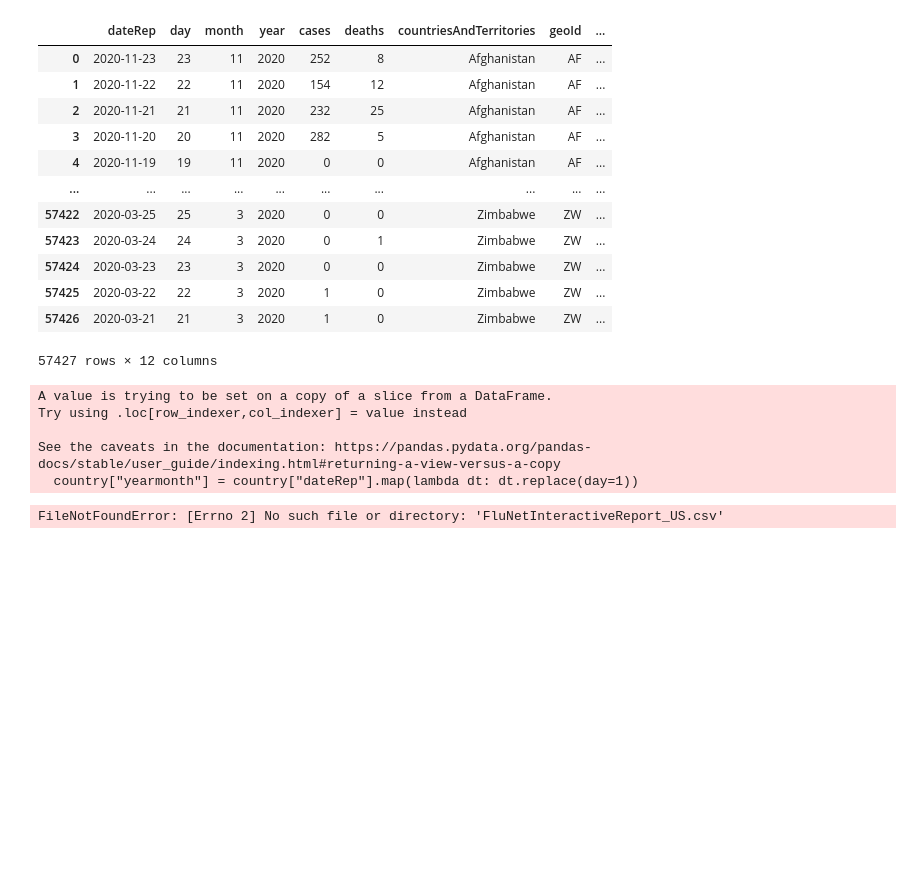
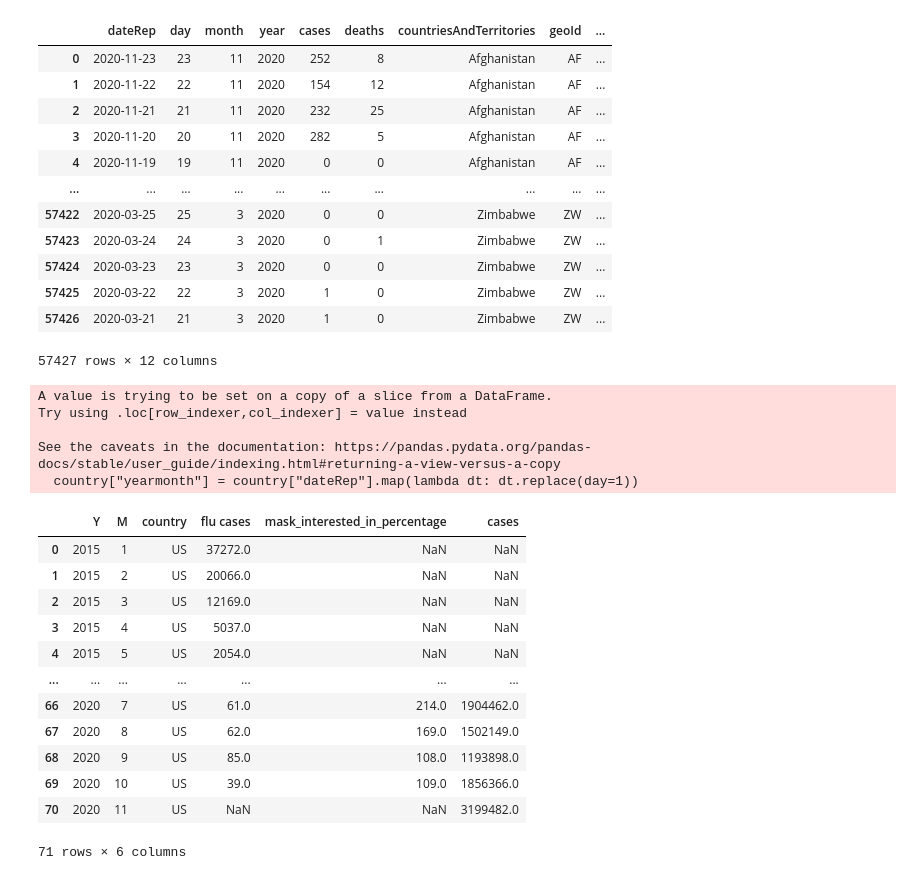
Before and after one commit to annaycc24/2020Fall_projects, a Jupyter notebook: final_pj_team05.ipynb, the cells around one changed output. Saved outputs shown, nothing was run; the diff lists cells and outputs as text; code cells hidden in the pictures; blank space fills up the shorter version.

```diff
--- a/final_pj_team05.ipynb
+++ b/final_pj_team05.ipynb
@@ -108,34 +108,46 @@ def plot_graph(country: str):
 # %%
 # if __name__ == "__main__":
 # files
 """
 flu_china = 'FluNetInteractiveReport_China.csv'
 flu_usa = 'FluNetInteractiveReport_US.csv'
 flu_uk = 'FluNetInteractiveReport_UK.csv'
 mask_china = 'multiTimeline_China.csv'
 mask_usa = 'multiTimeline_US.csv'
 mask_uk = 'multiTimeline_UK.csv'
 """
 
 china = extract_info("China")
 us = extract_info("US")
-uk = extract_info("UK")
+# uk = extract_info("UK")
 # load data
 # fludata_china = load_flu_file(flu_china)
 # mask_trend_china = load_mask_file(mask_china)
 # clean data
 # fludata_china_new = get_total_flu_case_by_month(fludata_china)
 # mask_trend_china_new = get_mask_search_trend_by_month(mask_trend_china)
 # covid_case = get_covid_cases("China")
 # merga all data together
 # result_data = aggregrate_data(fludata_china_new, mask_trend_china_new, covid_case, "China")
-uk
+us
 # %% [output]
 A value is trying to be set on a copy of a slice from a DataFrame.
 Try using .loc[row_indexer,col_indexer] = value instead
 
 See the caveats in the documentation: https://pandas.pydata.org/pandas-docs/stable/user_guide/indexing.html#returning-a-view-versus-a-copy
   country["yearmonth"] = country["dateRep"].map(lambda dt: dt.replace(day=1))
+|  | Y | M | country | flu cases | mask_interested_in_percentage | cases |
+| 0 | 2015 | 1 | US | 37272.0 | NaN | NaN |
+| 1 | 2015 | 2 | US | 20066.0 | NaN | NaN |
+| 2 | 2015 | 3 | US | 12169.0 | NaN | NaN |
+| 3 | 2015 | 4 | US | 5037.0 | NaN | NaN |
+| 4 | 2015 | 5 | US | 2054.0 | NaN | NaN |
+| ... | ... | ... | ... | ... | ... | ... |
+| 66 | 2020 | 7 | US | 61.0 | 214.0 | 1904462.0 |
+| 67 | 2020 | 8 | US | 62.0 | 169.0 | 1502149.0 |
+| 68 | 2020 | 9 | US | 85.0 | 108.0 | 1193898.0 |
+| 69 | 2020 | 10 | US | 39.0 | 109.0 | 1856366.0 |
+| 70 | 2020 | 11 | US | NaN | NaN | 3199482.0 |
-FileNotFoundError: [Errno 2] No such file or directory: 'FluNetInteractiveReport_US.csv'
+71 rows × 6 columns
 # %%
 us_graph=plot_graph(us)
```
Also changed, not shown: parts of 29 cells of this notebook, 1 other file.
